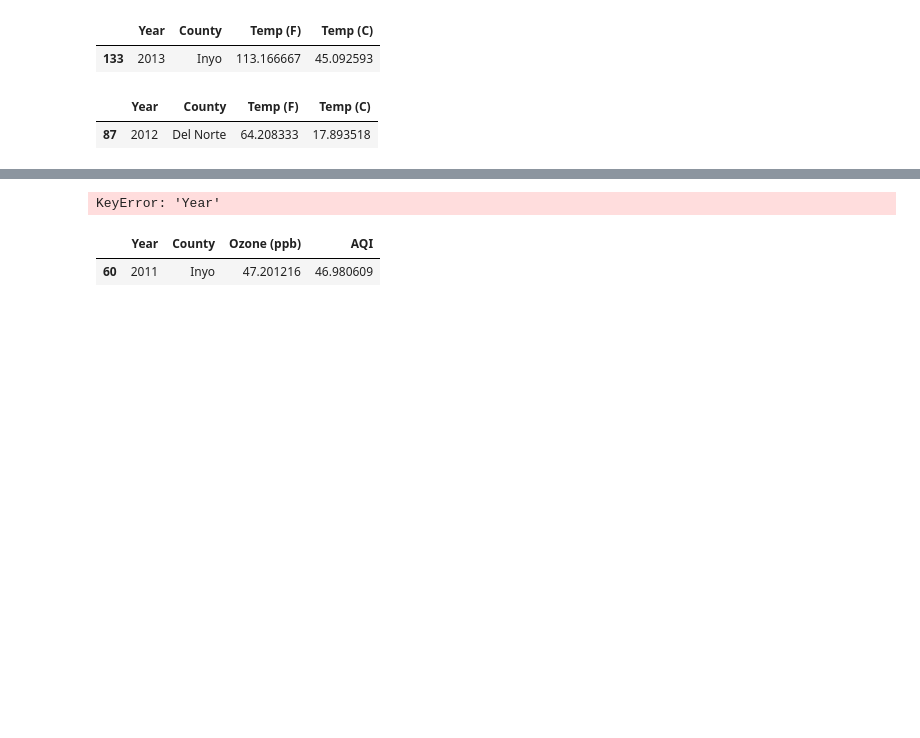
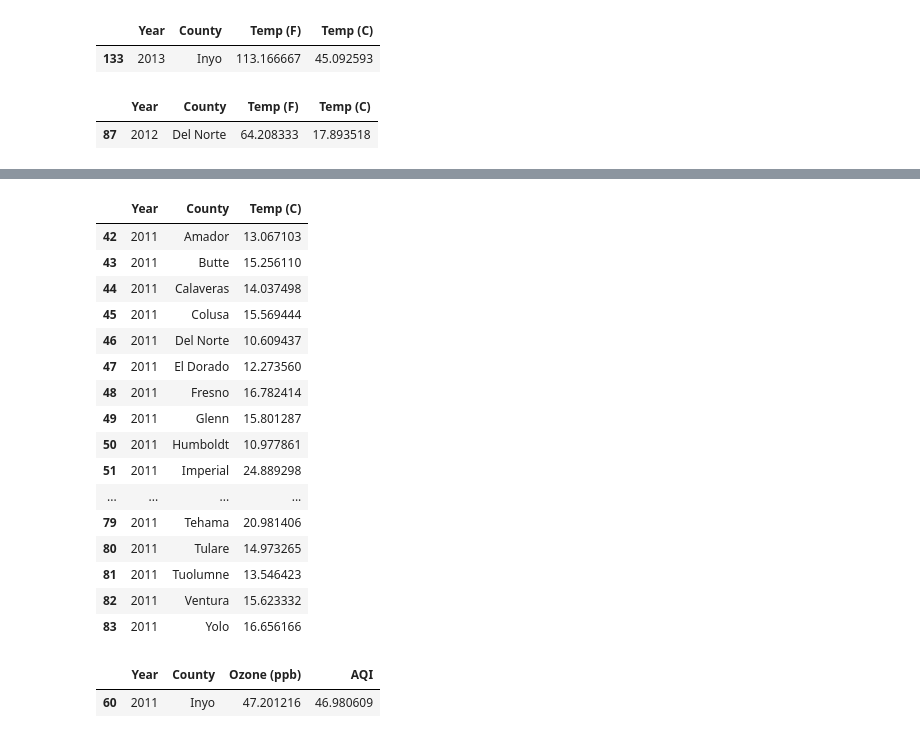
Before and after one commit to shaheen19/Climate-myth, a Jupyter notebook: Temperature-C-Copy1.ipynb, the cells around one changed output, grey strips where cells are left out. Saved outputs shown, nothing was run; the diff lists cells and outputs as text; code cells hidden in the pictures; blank space fills up the shorter version.

```diff
--- a/Temperature-C-Copy1.ipynb
+++ b/Temperature-C-Copy1.ipynb
@@ -239,10 +264,26 @@ min_county
 # %%
 #sorting for each year based on mean values
-temp_group_2011 = temp_group5.loc[temp_group5["Year"] == 2011, :]
+temp_group_2011 = temp_group5_new.loc[temp_group5_new["Year"] == 2011, :]
 #temp2011_mean_df = tempe_group5_2011.unstack(level = 0)
 temp_group_2011
 # %% [output]
-KeyError: 'Year'
+|  | Year | County | Temp (C) |
+| 42 | 2011 | Amador | 13.067103 |
+| 43 | 2011 | Butte | 15.256110 |
+| 44 | 2011 | Calaveras | 14.037498 |
+| 45 | 2011 | Colusa | 15.569444 |
+| 46 | 2011 | Del Norte | 10.609437 |
+| 47 | 2011 | El Dorado | 12.273560 |
+| 48 | 2011 | Fresno | 16.782414 |
+| 49 | 2011 | Glenn | 15.801287 |
+| 50 | 2011 | Humboldt | 10.977861 |
+| 51 | 2011 | Imperial | 24.889298 |
+| ... | ... | ... | ... |
+| 79 | 2011 | Tehama | 20.981406 |
+| 80 | 2011 | Tulare | 14.973265 |
+| 81 | 2011 | Tuolumne | 13.546423 |
+| 82 | 2011 | Ventura | 15.623332 |
+| 83 | 2011 | Yolo | 16.656166 |
 # %%
 max_ppb = ozone_group_2011['Ozone (ppb)'].max()
 max_county_2011 = ozone_group_2011.loc[ozone_group_2011['Ozone (ppb)'] == max_ppb,:]
```
Also changed, not shown: parts of 3 cells of this notebook, 2 other files.
